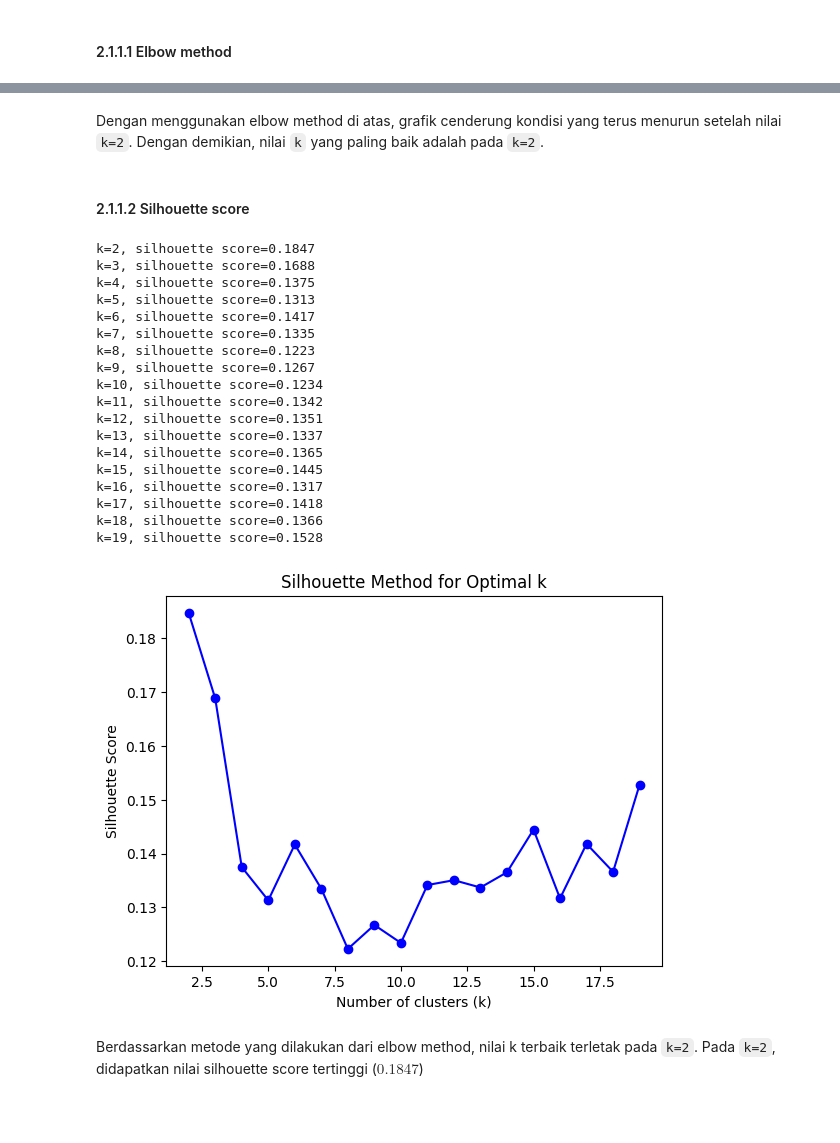
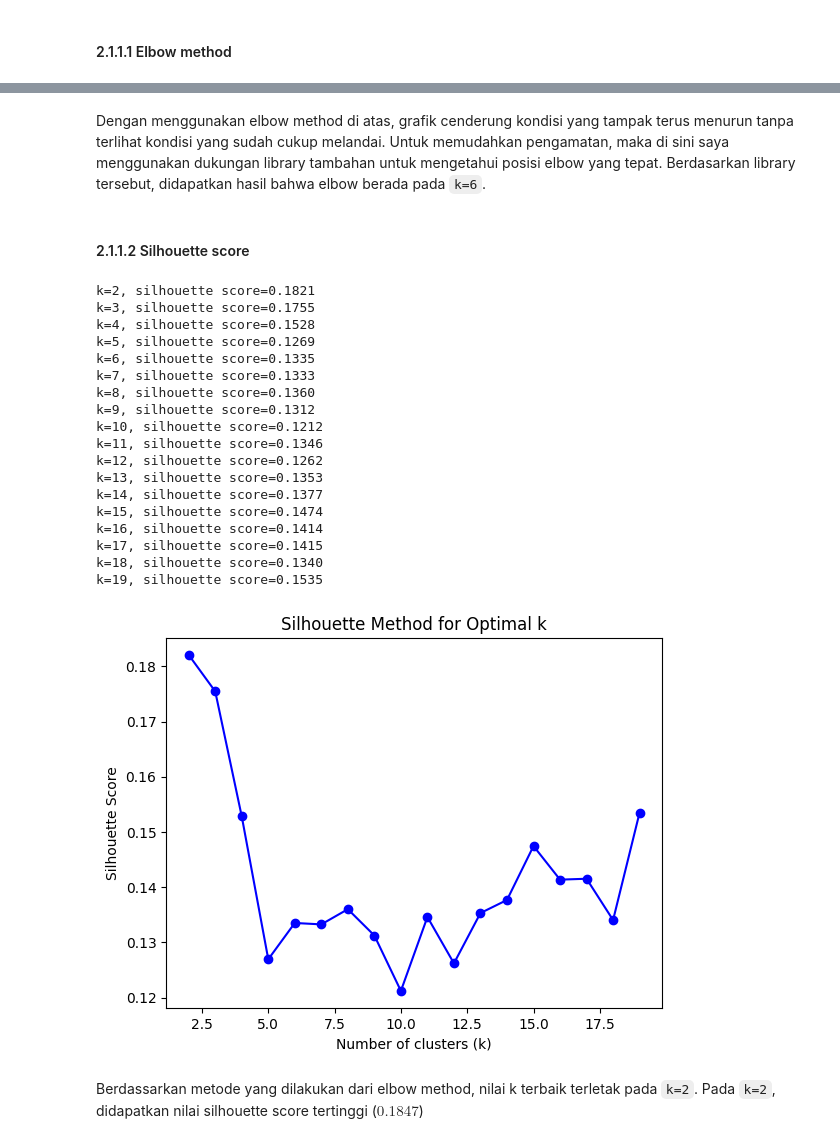
Before and after one commit to FarrelAD/Sinau-Mesin, a Jupyter notebook: notebooks/07-uts/idn-notebook.ipynb, the cells around one changed output, grey strips where cells are left out. Saved outputs shown, nothing was run; the diff lists cells and outputs as text; code cells hidden in the pictures; blank space fills up the shorter version.

```diff
--- a/notebooks/07-uts/idn-notebook.ipynb
+++ b/notebooks/07-uts/idn-notebook.ipynb
@@ -253,0 +266,5 @@ Melalui proses normalisasi dengan standardisasi (`StandardScaler`), maka nilai *
+# %%
+X = df.drop('target', axis=1)
+y = df['target']
+
+X.head(20)
@@ -261,19 +296,25 @@ Untuk melakukan proses k-Means, perlu ditentukan nilai k yang paling terbaik. Me
 #### 2.1.1.1 Elbow method
 # %%
 wcss = []
-K = range(1, 20)
+K_range = range(1, 20)
+inertia_list = []
 
-for k in K:
+for k in K_range:
     kmeans = KMeans(n_clusters=k, random_state=RANDOM_SEED)
-    kmeans.fit(df)
+    kmeans.fit(X)
     inertia = kmeans.inertia_ # inertia_ = WCSS
+    inertia_list.append(inertia)
     print(f"k={k}, inertia={inertia:.4f}")
     wcss.append(inertia)
 
 # Plot the elbow
-plt.plot(K, wcss, 'bo-')
+plt.plot(K_range, wcss, 'bo-')
 plt.xlabel('Number of clusters (k)')
 plt.ylabel('WCSS (Inertia)')
 plt.title('Elbow Method for Optimal k')
 plt.show()
+
+# Automatically detect elbow
+knee = KneeLocator(K_range, inertia_list, curve="convex", direction="decreasing")
+print("\nOptimal k (elbow):", knee.knee)
 # %% [output]
@@ -300,44 +342,44 @@ k=19, inertia=4305.2476
-# %% [markdown]
-Dengan menggunakan elbow method di atas, grafik cenderung kondisi yang terus menurun setelah nilai `k=2`. Dengan demikian, nilai `k` yang paling baik adalah pada `k=2`.
+# %% [markdown]
+Dengan menggunakan elbow method di atas, grafik cenderung kondisi yang tampak terus menurun tanpa terlihat kondisi yang sudah cukup melandai. Untuk memudahkan pengamatan, maka di sini saya menggunakan dukungan library tambahan untuk mengetahui posisi elbow yang tepat. Berdasarkan library tersebut, didapatkan hasil bahwa elbow berada pada `k=6`.
 # %% [markdown]
 #### 2.1.1.2 Silhouette score
 # %%
 s_scores = []
-K = range(2, 20)
+K_range = range(2, 20)
 
-for k in K:
+for k in K_range:
     kmeans = KMeans(n_clusters=k, random_state=RANDOM_SEED)
-    labels = kmeans.fit_predict(df)
-    score = silhouette_score(df, labels)
+    labels = kmeans.fit_predict(X)
+    score = silhouette_score(X, labels)
     print(f"k={k}, silhouette score={score:.4f}")
     s_scores.append(score)
 
 # Plot
-plt.plot(K, s_scores, 'bo-')
+plt.plot(K_range, s_scores, 'bo-')
 plt.xlabel('Number of clusters (k)')
 plt.ylabel('Silhouette Score')
 plt.title('Silhouette Method for Optimal k')
 plt.show()
 # %% [output]
-k=2, silhouette score=0.1847
-k=3, silhouette score=0.1688
-k=4, silhouette score=0.1375
-k=5, silhouette score=0.1313
-k=6, silhouette score=0.1417
-k=7, silhouette score=0.1335
-k=8, silhouette score=0.1223
-k=9, silhouette score=0.1267
-k=10, silhouette score=0.1234
-k=11, silhouette score=0.1342
-k=12, silhouette score=0.1351
-k=13, silhouette score=0.1337
-k=14, silhouette score=0.1365
-k=15, silhouette score=0.1445
-k=16, silhouette score=0.1317
-k=17, silhouette score=0.1418
-k=18, silhouette score=0.1366
-k=19, silhouette score=0.1528
+k=2, silhouette score=0.1821
+k=3, silhouette score=0.1755
+k=4, silhouette score=0.1528
+k=5, silhouette score=0.1269
+k=6, silhouette score=0.1335
+k=7, silhouette score=0.1333
+k=8, silhouette score=0.1360
+k=9, silhouette score=0.1312
+k=10, silhouette score=0.1212
+k=11, silhouette score=0.1346
+k=12, silhouette score=0.1262
+k=13, silhouette score=0.1353
+k=14, silhouette score=0.1377
+k=15, silhouette score=0.1474
+k=16, silhouette score=0.1414
+k=17, silhouette score=0.1415
+k=18, silhouette score=0.1340
+k=19, silhouette score=0.1535
-[figure, old version]
+[figure, new version]
 # %% [markdown]
 Berdassarkan metode yang dilakukan dari elbow method, nilai k terbaik terletak pada `k=2`. Pada `k=2`, didapatkan nilai silhouette score tertinggi ($0.1847$)
 # %% [markdown]
```
Also changed, not shown: parts of 25 cells of this notebook.
